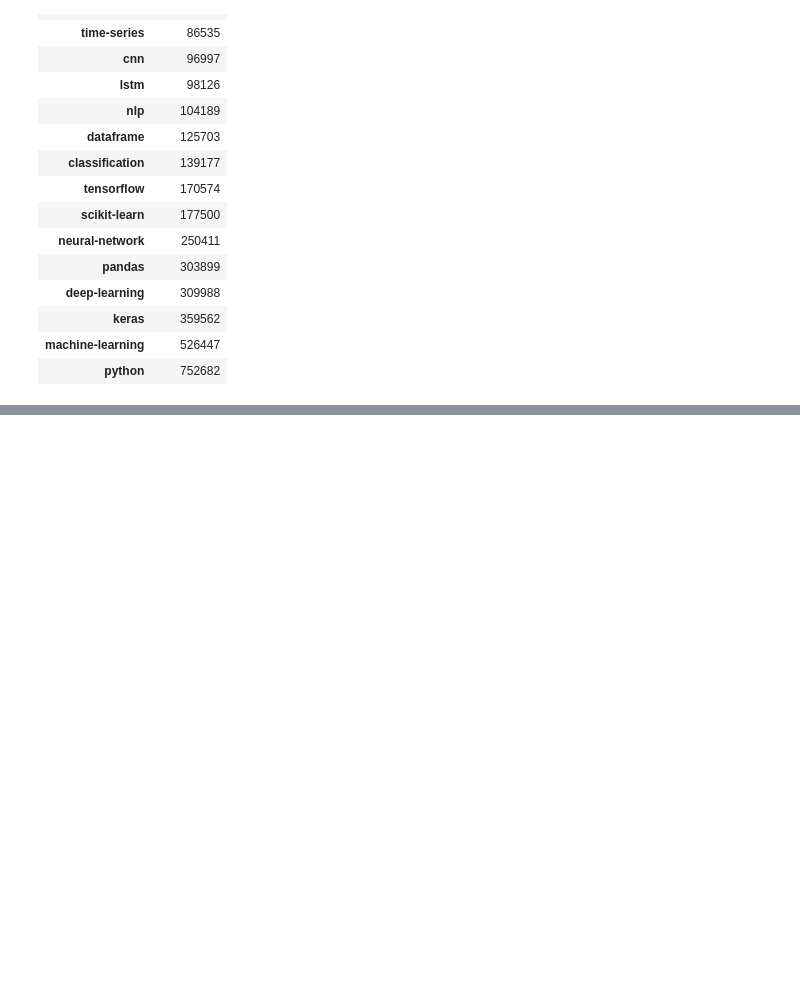
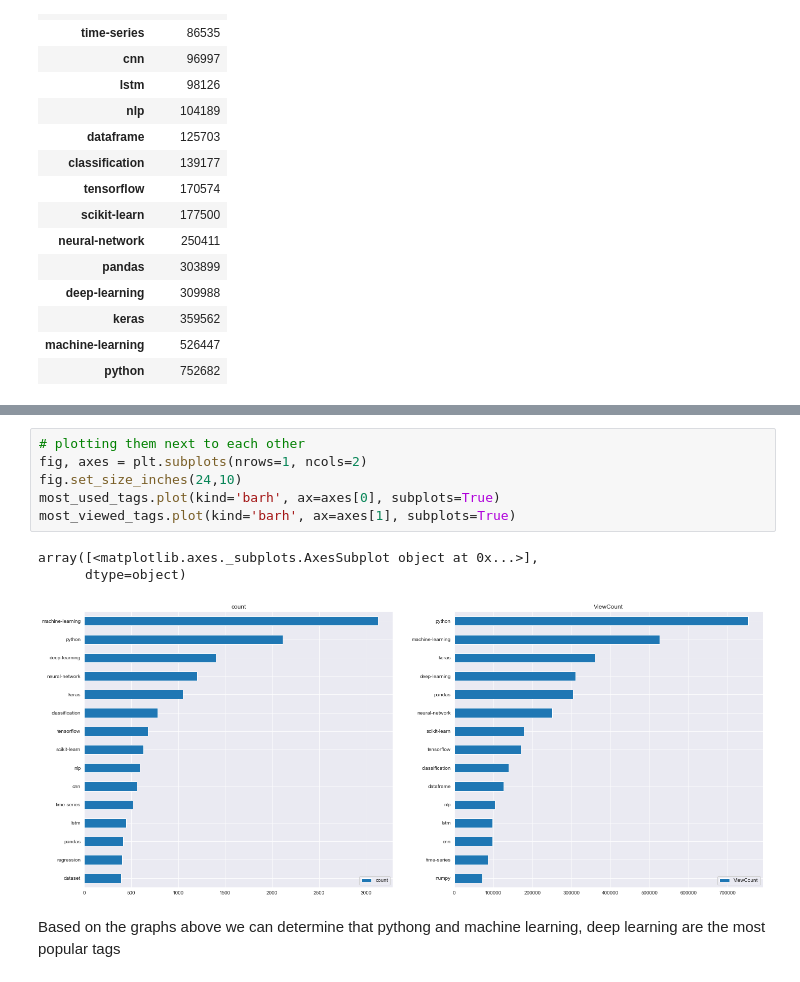
Before and after one commit to carlos-cui/data_analysis, a Jupyter notebook: popular_data_science_questions/popular_data_science_questions.ipynb, the cells around one changed output, grey strips where cells are left out. Cells and saved outputs as stored; diff of their text form; blank space fills up the shorter version.

```diff
--- a/popular_data_science_questions/popular_data_science_questions.ipynb
+++ b/popular_data_science_questions/popular_data_science_questions.ipynb
@@ -242,0 +249,12 @@ most_viewed_tags.plot(kind='barh')
+# %%
+# plotting them next to each other
+fig, axes = plt.subplots(nrows=1, ncols=2)
+fig.set_size_inches(24,10)
+most_used_tags.plot(kind='barh', ax=axes[0], subplots=True)
+most_viewed_tags.plot(kind='barh', ax=axes[1], subplots=True)
+# %% [output]
+array([<matplotlib.axes._subplots.AxesSubplot object at 0x...>],
+      dtype=object)
+[figure, added]
+# %% [markdown]
+Based on the graphs above we can determine that pythong and machine learning, deep learning are the most popular tags
```
Also changed, not shown: parts of 7 cells of this notebook.
